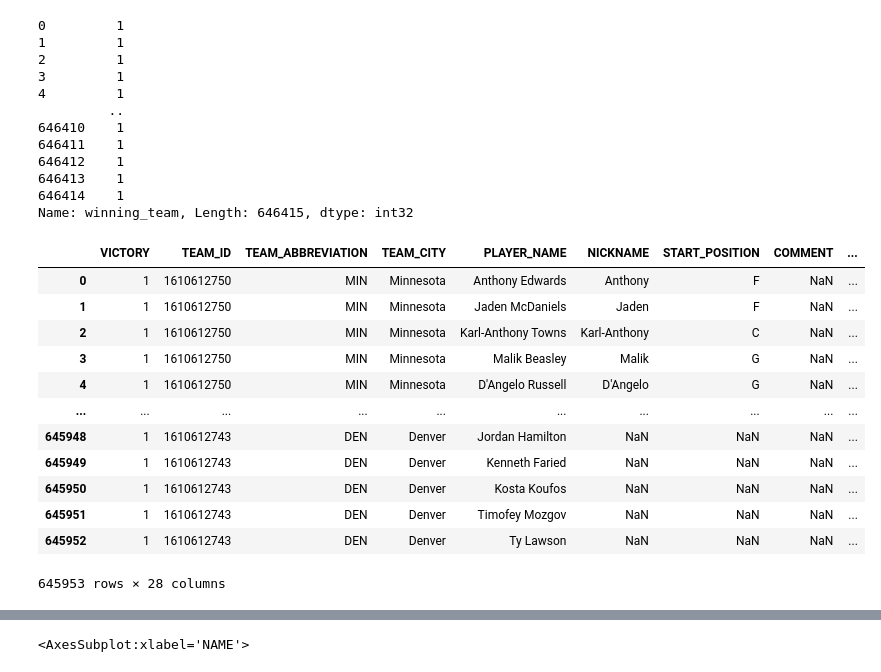
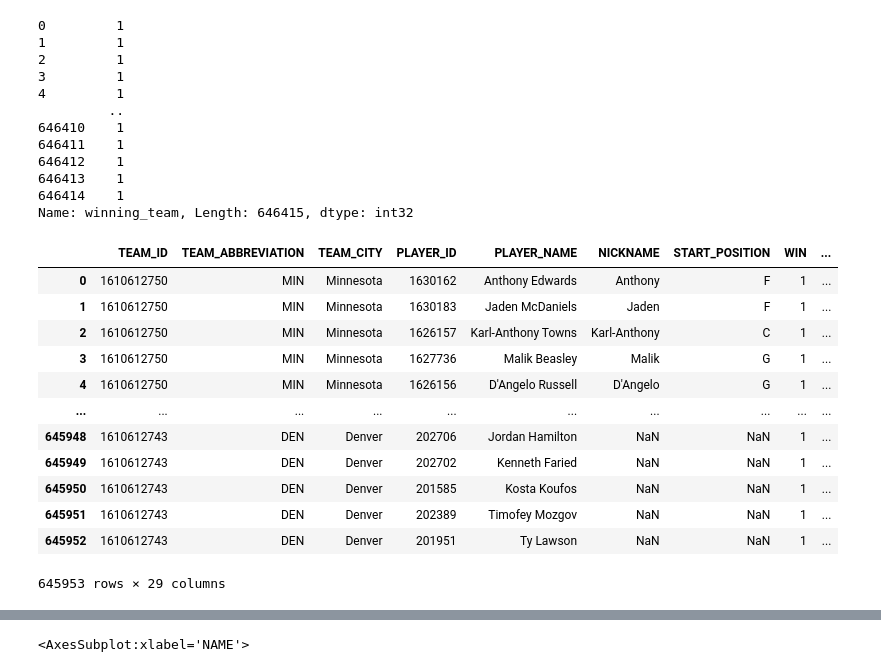
Before and after one commit to Minh-Thien-Bui/Datamine-Project, a Jupyter notebook: Basketball.ipynb, the cells around one changed output, grey strips where cells are left out. Drawn from its saved outputs; the diff is of its cells as text; code cells hidden in the pictures.

```diff
--- a/Basketball.ipynb
+++ b/Basketball.ipynb
@@ -108,10 +107,9 @@ gameDB
 25796 rows × 21 columns
 # %%
 if not os.path.exists("basketball.db"):
+    #Build Database
     conn = sqlite3.connect('basketball.db')
     c = conn.cursor()
-
-    #Build Database
 
     c.execute('''CREATE TABLE players
                 (player_name text, team_id int, player_id int, season int)''')
@@ -155,3 +153,12 @@ if not os.path.exists("basketball.db"):
                 games_details.player_id, games_details.player_name, game_wins.team_id AS winning_team
                 FROM games_details LEFT JOIN game_wins ON games_details.game_id = game_wins.game_id
                 AND games_details.team_id = game_wins.team_id''')
+
+    df_game_wins = pd.read_sql_query('''SELECT * FROM game_wins''', conn)
+    df_player_wins = pd.read_sql_query('''SELECT * FROM player_wins''', conn)
+
+else:
+    conn = sqlite3.connect('basketball.db')
+
+    df_game_wins = pd.read_sql_query('''SELECT * FROM game_wins''', conn)
+    df_player_wins = pd.read_sql_query('''SELECT * FROM player_wins''', conn)
@@ -311,34 +314,34 @@ Name: winning_team, Length: 646415, dtype: int32
 # %%
 clean_league = NBA.drop(
     [
         'GAME_ID',
-        'PLAYER_ID',
+        #'PLAYER_ID',
         'PLUS_MINUS',
         'PTS'
     ],
 
     axis = 1
 )
 
-clean_league.insert(loc = 7, column = 'PTS', value = NBA['PTS'])
-clean_league.insert(loc = 8, column = 'PLUS_MINUS', value = NBA['PLUS_MINUS'])
-clean_league.insert(loc = 0, column = 'VICTORY', value = victory)
+clean_league.insert(loc = 7, column = 'WIN', value = victory)
+clean_league.insert(loc = 8, column = 'PTS', value = NBA['PTS'])
+clean_league.insert(loc = 9, column = 'PLUS_MINUS', value = NBA['PLUS_MINUS'])
 
 clean_league
 # %% [output]
-|  | VICTORY | TEAM_ID | TEAM_ABBREVIATION | TEAM_CITY | PLAYER_NAME | NICKNAME | START_POSITION | COMMENT | ... |
-| 0 | 1 | 1610612750 | MIN | Minnesota | Anthony Edwards | Anthony | F | NaN | ... |
-| 1 | 1 | 1610612750 | MIN | Minnesota | Jaden McDaniels | Jaden | F | NaN | ... |
-| 2 | 1 | 1610612750 | MIN | Minnesota | Karl-Anthony Towns | Karl-Anthony | C | NaN | ... |
-| 3 | 1 | 1610612750 | MIN | Minnesota | Malik Beasley | Malik | G | NaN | ... |
-| 4 | 1 | 1610612750 | MIN | Minnesota | D'Angelo Russell | D'Angelo | G | NaN | ... |
+|  | TEAM_ID | TEAM_ABBREVIATION | TEAM_CITY | PLAYER_ID | PLAYER_NAME | NICKNAME | START_POSITION | WIN | ... |
+| 0 | 1610612750 | MIN | Minnesota | 1630162 | Anthony Edwards | Anthony | F | 1 | ... |
+| 1 | 1610612750 | MIN | Minnesota | 1630183 | Jaden McDaniels | Jaden | F | 1 | ... |
+| 2 | 1610612750 | MIN | Minnesota | 1626157 | Karl-Anthony Towns | Karl-Anthony | C | 1 | ... |
+| 3 | 1610612750 | MIN | Minnesota | 1627736 | Malik Beasley | Malik | G | 1 | ... |
+| 4 | 1610612750 | MIN | Minnesota | 1626156 | D'Angelo Russell | D'Angelo | G | 1 | ... |
 | ... | ... | ... | ... | ... | ... | ... | ... | ... | ... |
-| 645948 | 1 | 1610612743 | DEN | Denver | Jordan Hamilton | NaN | NaN | NaN | ... |
-| 645949 | 1 | 1610612743 | DEN | Denver | Kenneth Faried | NaN | NaN | NaN | ... |
-| 645950 | 1 | 1610612743 | DEN | Denver | Kosta Koufos | NaN | NaN | NaN | ... |
-| 645951 | 1 | 1610612743 | DEN | Denver | Timofey Mozgov | NaN | NaN | NaN | ... |
-| 645952 | 1 | 1610612743 | DEN | Denver | Ty Lawson | NaN | NaN | NaN | ... |
+| 645948 | 1610612743 | DEN | Denver | 202706 | Jordan Hamilton | NaN | NaN | 1 | ... |
+| 645949 | 1610612743 | DEN | Denver | 202702 | Kenneth Faried | NaN | NaN | 1 | ... |
+| 645950 | 1610612743 | DEN | Denver | 201585 | Kosta Koufos | NaN | NaN | 1 | ... |
+| 645951 | 1610612743 | DEN | Denver | 202389 | Timofey Mozgov | NaN | NaN | 1 | ... |
+| 645952 | 1610612743 | DEN | Denver | 201951 | Ty Lawson | NaN | NaN | 1 | ... |
-645953 rows × 28 columns
+645953 rows × 29 columns
 # %%
 teams = clean_league.groupby(['TEAM_ID'])
 
```
Also changed, not shown: parts of 23 cells of this notebook.
